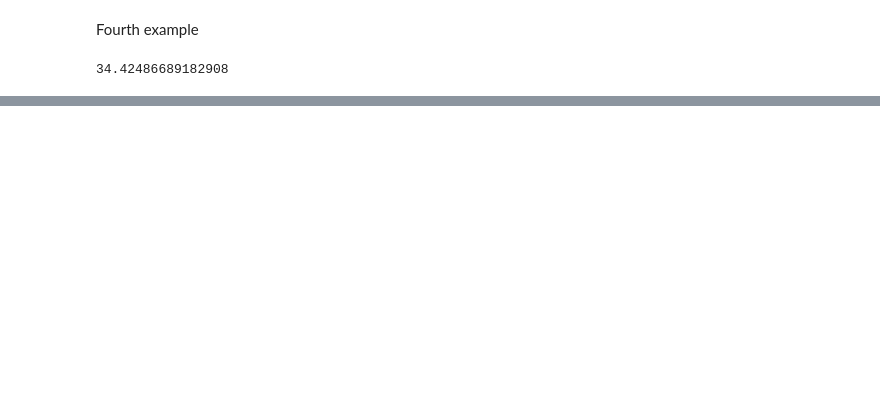
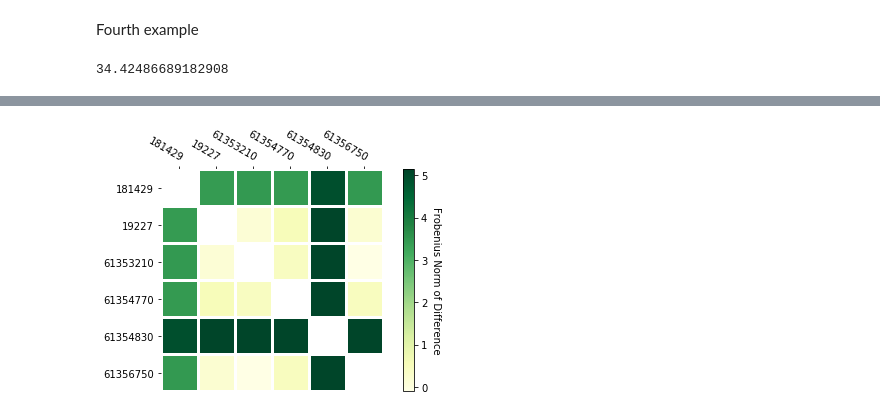
Before and after one commit to elisawarner/BIOINF590_Code, a Jupyter notebook: Elisa_Similarity_Score.ipynb, the cells around one changed output, grey strips where cells are left out. Cells and saved outputs as stored; diff of their text form; code cells hidden in the pictures; blank space fills up the shorter version.

```diff
--- a/Elisa_Similarity_Score.ipynb
+++ b/Elisa_Similarity_Score.ipynb
@@ -180,0 +384,20 @@ np.linalg.norm(np.subtract(first,first2), ord = 'fro')
+# %%
+# create vector answer matrix
+ans = np.zeros((len(pat_id),len(pat_id)))
+
+for j in range(len(pat_id)):
+    for i in range(len(pat_id)):
+
+        ans[i][j] = np.linalg.norm(np.subtract(np.mean(pat_dict[pat_id[i]],axis=1),np.mean(pat_dict[pat_id[j]],axis=1)), ord = 2)
+# %%
+import matplotlib.pyplot as plt
+
+fig, ax = plt.subplots()
+
+im, cbar = heatmap(np.log(ans), pat_id, pat_id, ax=ax,
+                   cmap="YlGn", cbarlabel="Frobenius Norm of Difference")
+
+fig.tight_layout()
+plt.show()
+# %% [output]
+[figure, added]
```
Also changed, not shown: parts of 46 cells of this notebook.
